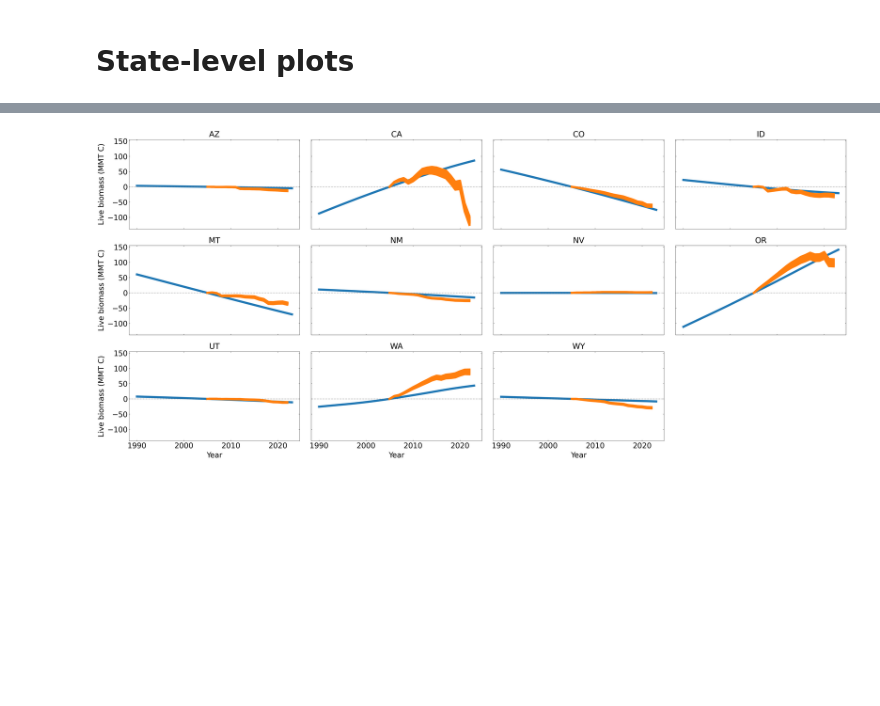
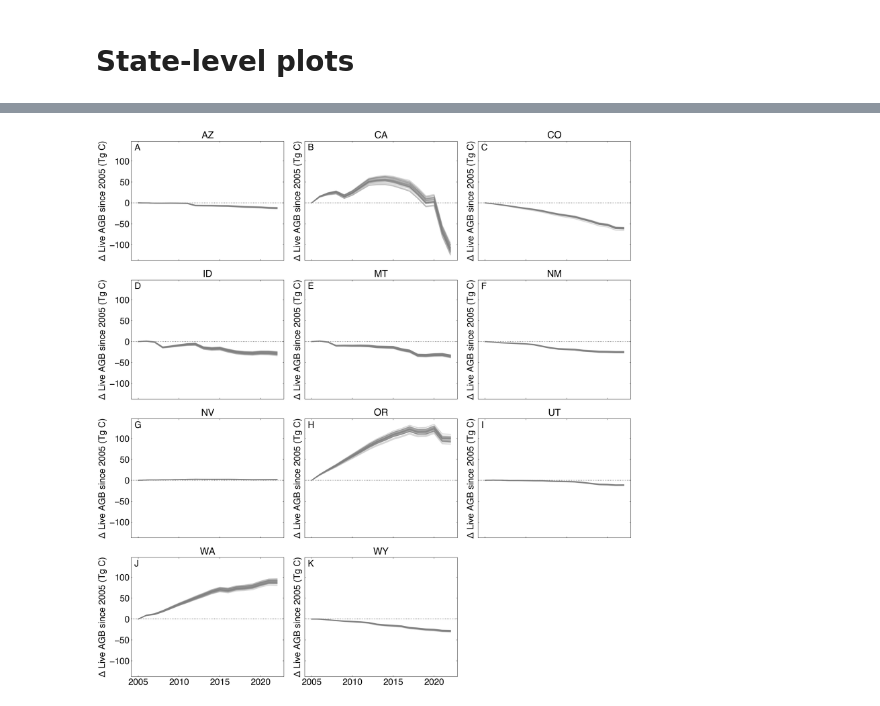
Before and after one commit to carbonplan/western-us-biomass, a Jupyter notebook: nbs/4_make_figures/supplement/Figure_S_State_Timeseries.ipynb, the cells around one changed output, grey strips where cells are left out. Drawn from its saved outputs; the diff is of its cells as text; code cells hidden in the pictures; blank space fills up the shorter version.

```diff
--- a/nbs/4_make_figures/supplement/Figure_S_State_Timeseries.ipynb
+++ b/nbs/4_make_figures/supplement/Figure_S_State_Timeseries.ipynb
@@ -128,21 +166,36 @@ plt.tight_layout()
 # %%
-fig, axes = plt.subplots(3, 4, figsize=(40, 18), sharey=True, sharex=True)
+fig, axes = plt.subplots(4, 3, figsize=(24, 25), sharey=True, sharex=True)
 for i, state in enumerate(state_list):
     epa_vals = df_all_USFS_EPA[df_all_USFS_EPA["state_abbr"] == state]["live_biomass_MMT"]
 
-    plt.subplot(3, 4, i + 1)
+    plt.subplot(4, 3, i + 1)
     plt.title(state)
-    (epa_vals - epa_vals.values[15]).plot()
+    # (epa_vals - epa_vals.values[15]).plot()
     plt.axhline(y=0, linestyle=":", color="gray", linewidth=2)
-    plt.ylabel("Live biomass (MMT C)")
+    plt.ylabel("Δ Live AGB since 2005 (Tg C)")
     for i in np.arange(0, 30):
         model_suffix = f"_{i:04d}"
         our_vals = df_all[
             (df_all["state_abbr"] == state) * (df_all["model_suffix"] == model_suffix)
         ]["live_biomass_MMT"]
-        plt.plot(years, our_vals - our_vals.values[0], color="C1")
+        plt.plot(years, our_vals - our_vals.values[0], color="gray", alpha=0.3, linewidth=3)
 axes.flat[-1].set_visible(False)
-plt.savefig(dir_info.dir_figures + "Figure_S_state_timeseries_deltas.pdf")
+
+i = 0
+for ax1 in axes:
+    for ax in ax1:
+        panel_label = panel_labels[i]
+        ax.text(
+            figure_settings.panel_x_offset,
+            figure_settings.panel_y_offset,
+            panel_label,
+            transform=ax.transAxes,
+            fontweight="bold",
+            va="top",
+        )
+
+        i += 1
 plt.tight_layout()
+plt.savefig(dir_info.dir_figures + "supp/Figure_S_state_timeseries_deltas.pdf")
 # %% [output]
-[figure, old version]
+[figure, new version]
```
Also changed, not shown: parts of 2 cells of this notebook, 7 other files.
